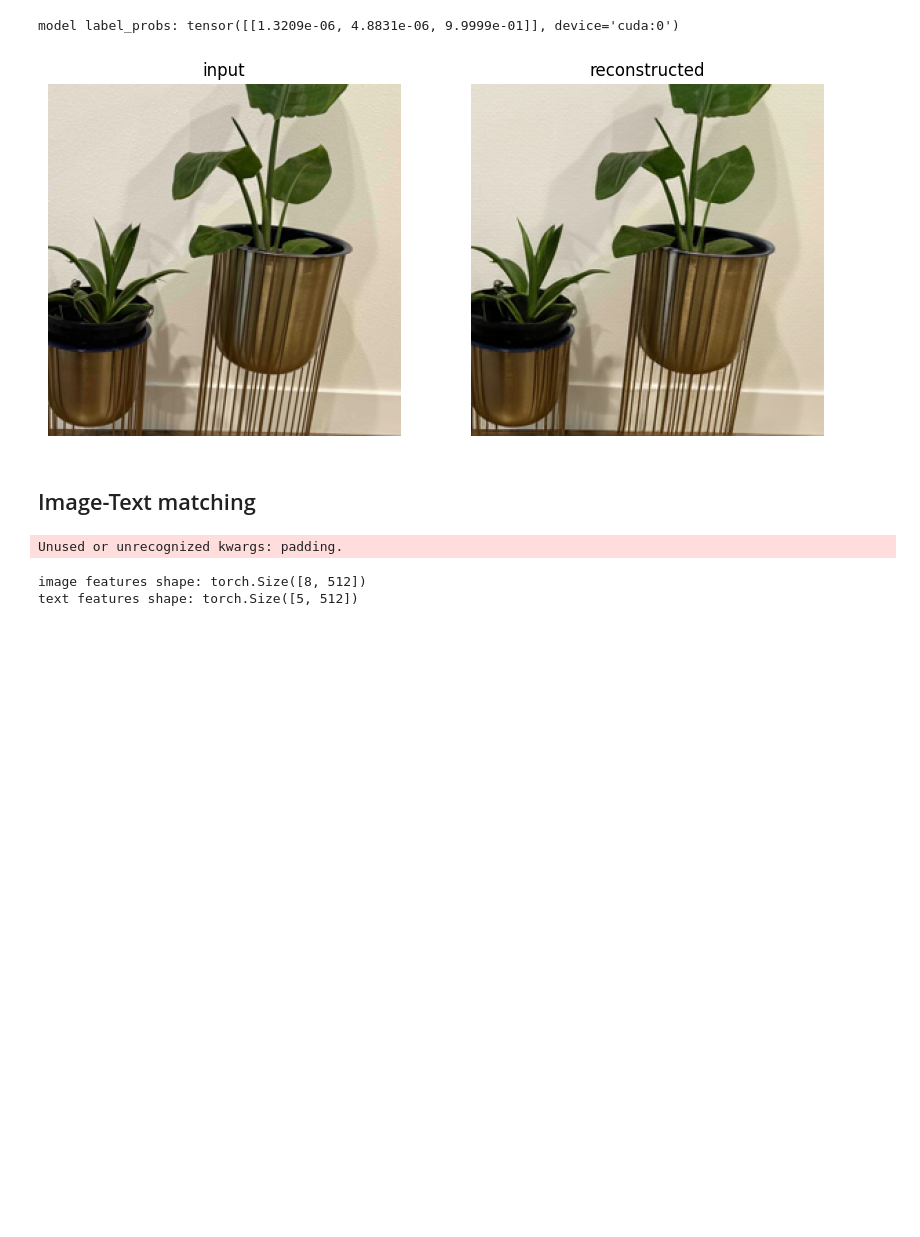
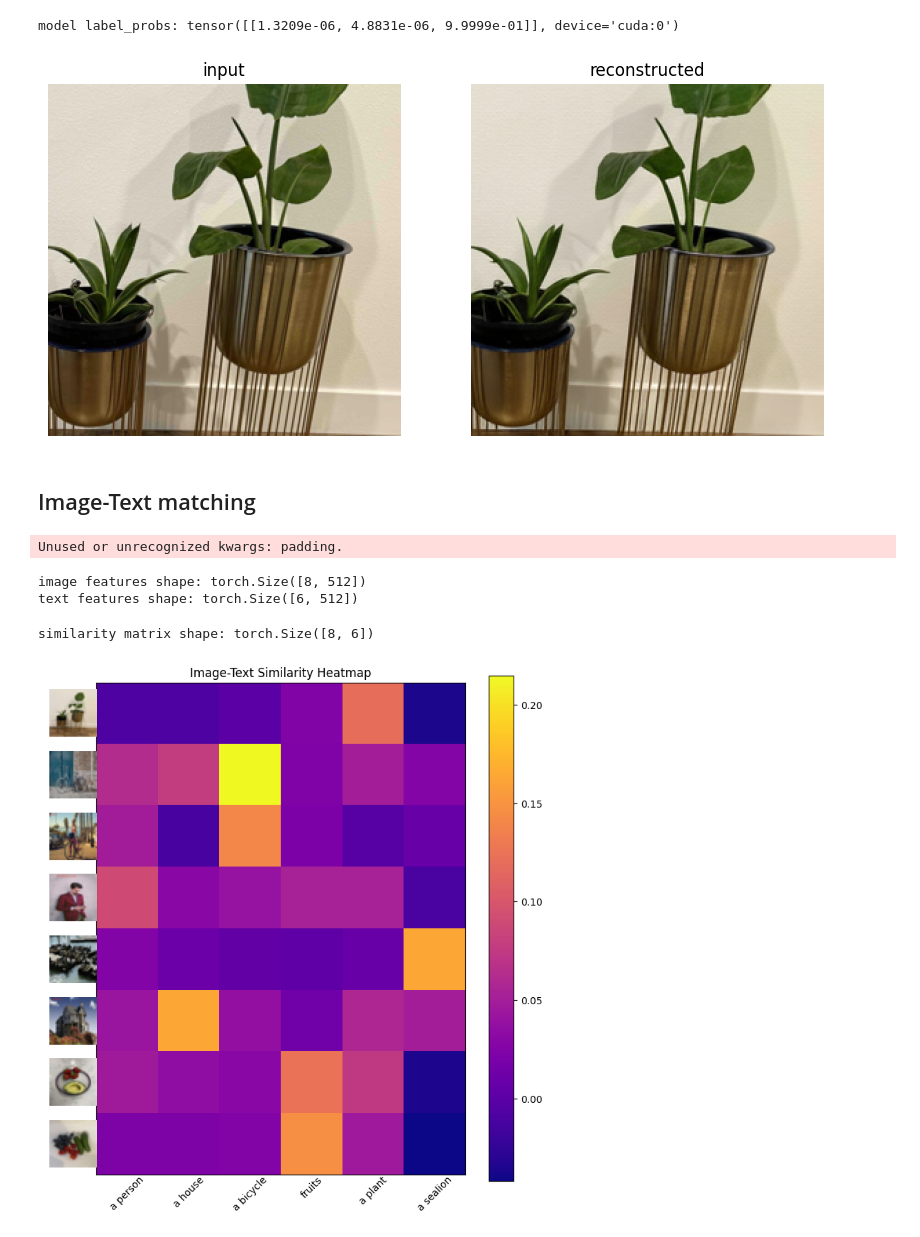
Before and after one commit to vmirly/GenAI-Hub, a Jupyter notebook: QLIP/qlip_huggingface_inference.ipynb, the cells around one changed output. Saved outputs shown, nothing was run; the diff lists cells and outputs as text; code cells hidden in the pictures; blank space fills up the shorter version.

Commit message:
QLIP: inference - similairity heatmap

```diff
--- a/QLIP/qlip_huggingface_inference.ipynb
+++ b/QLIP/qlip_huggingface_inference.ipynb
@@ -116,7 +116,8 @@ plt.show()
 import os
 
 texts = [
-    "a person", "a house", "a bicycle", "fruits", "a plant"
+    "a person", "a house", "a bicycle",
+    "fruits", "a plant", "a sealion"
 ]
 
 image_paths = [
@@ -148,4 +149,59 @@ print("image features shape:", image_features.shape)
 print("text features shape:", text_features.shape)
 # %% [output]
 image features shape: torch.Size([8, 512])
-text features shape: torch.Size([5, 512])
+text features shape: torch.Size([6, 512])
+# %%
+# Cosine similarity between each image and each text
+similarity_matrix = image_features @ text_features.T
+print("similarity matrix shape:", similarity_matrix.shape)
+
+similarity_matrix_np = similarity_matrix.cpu().numpy()
+# %% [output]
+similarity matrix shape: torch.Size([8, 6])
+# %%
+from matplotlib.offsetbox import OffsetImage, AnnotationBbox
+
+standard_size = (32, 32)
+imgs_resized = [
+    img.resize(standard_size) for img in imgs
+]
+
+# --- Plot heatmap
+fig, ax = plt.subplots(figsize=(10, 8))
+plt.subplots_adjust(top=1, left=0.25)
+#plt.subplots_adjust(left=0.25, bottom=0.3, top=0.95)
+
+im = ax.imshow(similarity_matrix_np, cmap='plasma')
+
+# Colorbar
+plt.colorbar(im, ax=ax, label=None)
+
+# --- Remove ticks
+ax.set_xticks([])
+ax.set_yticks([])
+
+# --- Add image thumbnails to Y-axis
+def add_y_images(axis, images):
+    for idx, img in enumerate(images):
+        imagebox = OffsetImage(img, zoom=1.5)
+        ab = AnnotationBbox(imagebox, (-0.5, idx), frameon=False, box_alignment=(1, 0.5))
+        axis.add_artist(ab)
+
+add_y_images(ax, imgs_resized)
+
+# --- Add class name texts to X-axis
+class_names = texts
+for idx, label in enumerate(class_names):
+    ax.text(
+        idx, len(imgs) - 0.5, label, ha='center', va='top',
+        rotation=45, fontsize=10
+    )
+
+# --- Set limits
+ax.set_xlim(-0.5, len(class_names) - 0.5)
+ax.set_ylim(len(imgs_resized) - 0.5, -0.5)
+
+plt.title("Image-Text Similarity Heatmap")
+plt.show()
+# %% [output]
+[figure, added]
```
